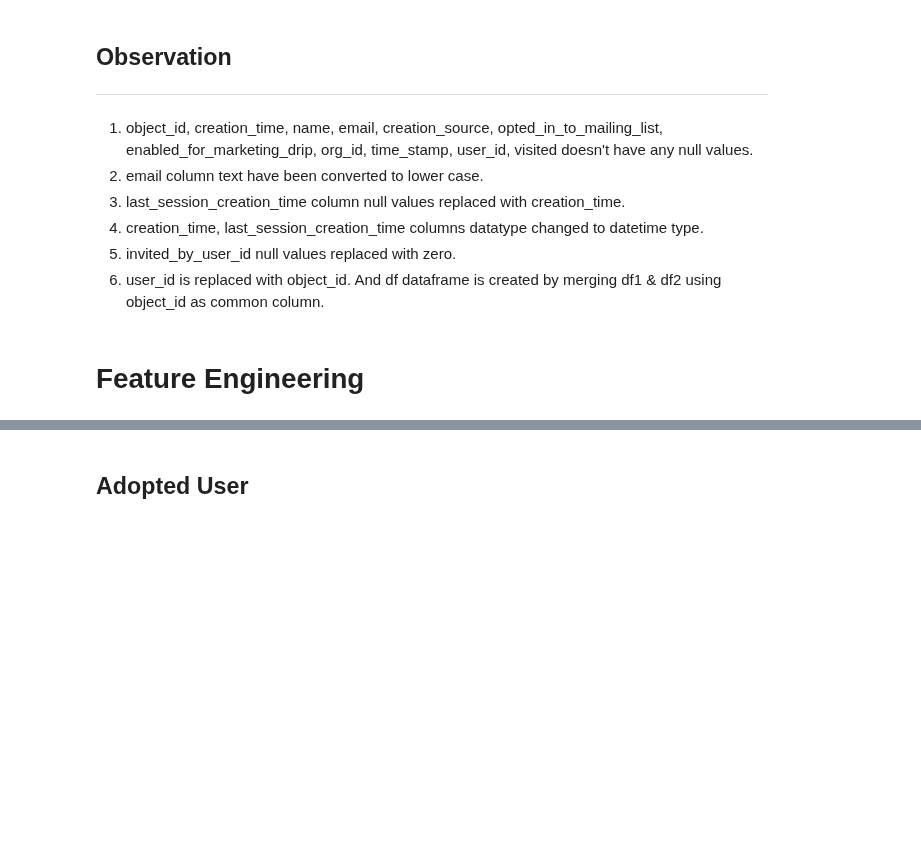
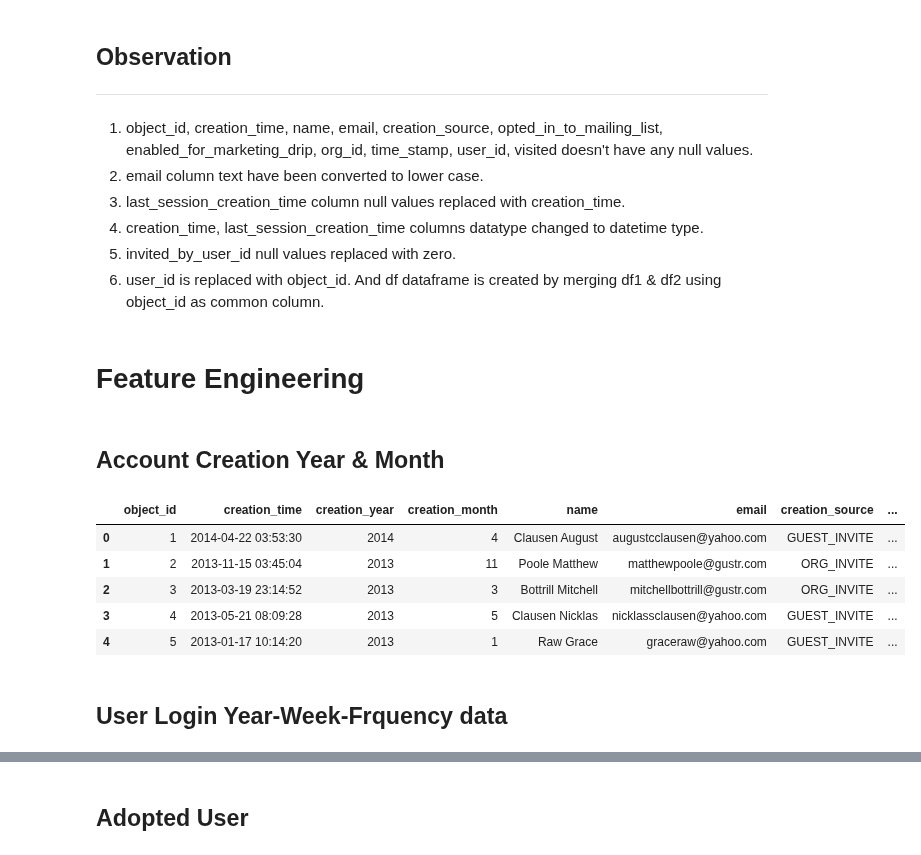
Before and after one commit to Jeyramana/GUVI_Assignments, a Jupyter notebook: Assignment_3/user.ipynb, the cells around one changed output, grey strips where cells are left out. Drawn from its saved outputs; the diff is of its cells as text; code cells hidden in the pictures; blank space fills up the shorter version.

Commit message:
year, month, week data created

```diff
--- a/Assignment_3/user.ipynb
+++ b/Assignment_3/user.ipynb
@@ -466,3 +473,23 @@ df.head()
 6. user_id is replaced with object_id. And df dataframe is created by merging df1 & df2 using object_id as common column.
 # %% [markdown]
 # Feature Engineering
+# %% [markdown]
+## Account Creation Year & Month
+# %%
+df1['creation_year'] = df1.creation_time.dt.year
+df1['creation_month'] = df1.creation_time.dt.month
+# %%
+new_order = ['object_id', 'creation_time', 'creation_year', 'creation_month', 'name', 'email', 'creation_source',
+       'last_session_creation_time', 'opted_in_to_mailing_list',
+       'enabled_for_marketing_drip', 'org_id', 'invited_by_user_id']
+df1 = df1.reindex(columns=new_order)
+df1.head()
+# %% [output]
+|  | object_id | creation_time | creation_year | creation_month | name | email | creation_source | ... |
+| 0 | 1 | 2014-04-22 03:53:30 | 2014 | 4 | Clausen August | augustcclausen@yahoo.com | GUEST_INVITE | ... |
+| 1 | 2 | 2013-11-15 03:45:04 | 2013 | 11 | Poole Matthew | matthewpoole@gustr.com | ORG_INVITE | ... |
+| 2 | 3 | 2013-03-19 23:14:52 | 2013 | 3 | Bottrill Mitchell | mitchellbottrill@gustr.com | ORG_INVITE | ... |
+| 3 | 4 | 2013-05-21 08:09:28 | 2013 | 5 | Clausen Nicklas | nicklassclausen@yahoo.com | GUEST_INVITE | ... |
+| 4 | 5 | 2013-01-17 10:14:20 | 2013 | 1 | Raw Grace | graceraw@yahoo.com | GUEST_INVITE | ... |
+# %% [markdown]
+## User Login Year-Week-Frquency data
```
Also changed, not shown: parts of 4 cells of this notebook.
